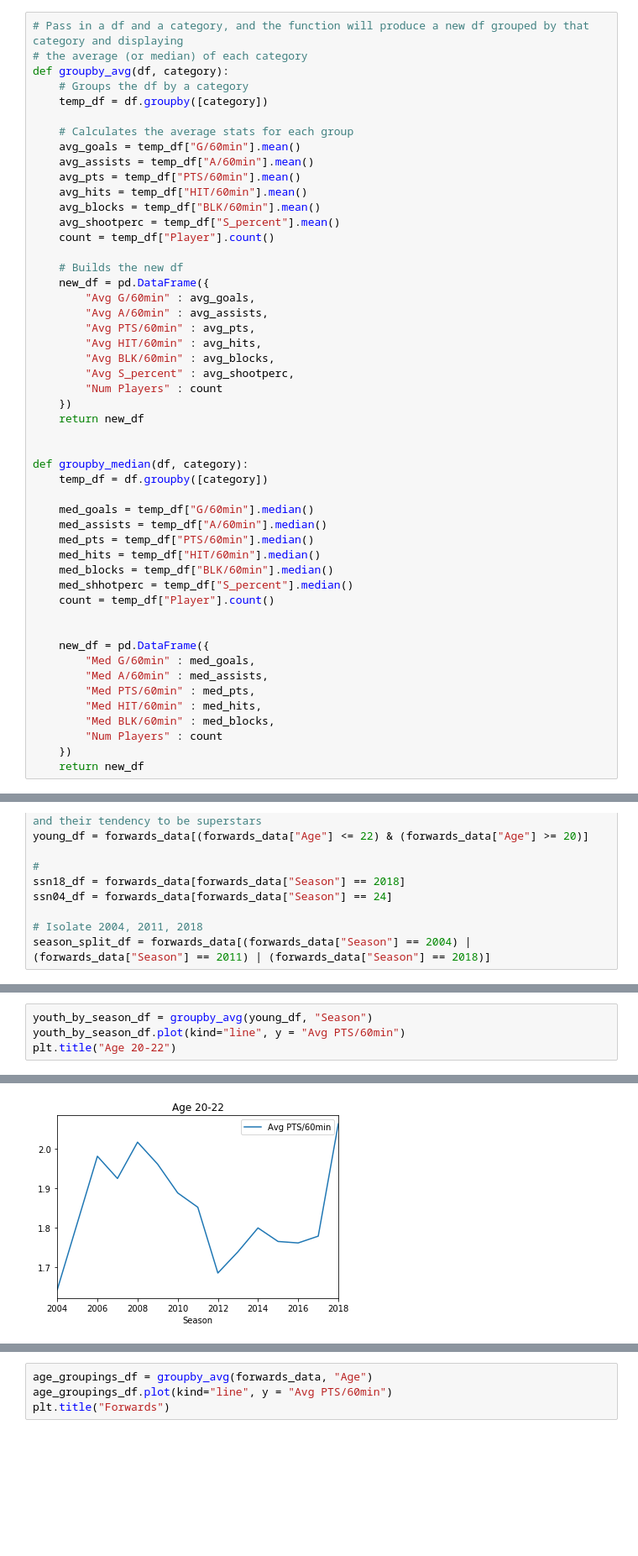
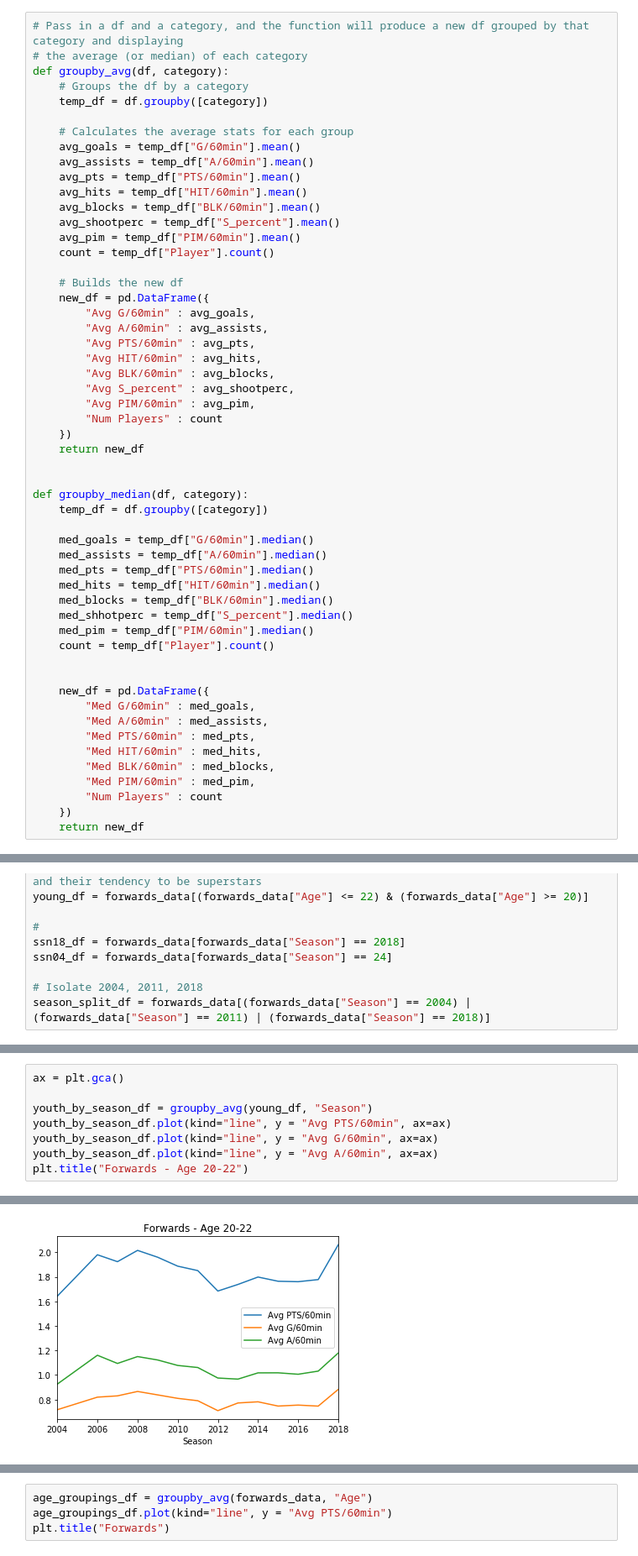
Before and after one commit to Silveris/HockeyStuff, a Jupyter notebook: data_analysis.ipynb, the cells around one changed output, grey strips where cells are left out. Shown: that part at 84% size. Saved outputs shown, nothing was run; the diff lists cells and outputs as text; blank space fills up the shorter version.

```diff
--- a/data_analysis.ipynb
+++ b/data_analysis.ipynb
@@ -28,6 +28,7 @@ def groupby_avg(df, category):
     avg_hits = temp_df["HIT/60min"].mean()
     avg_blocks = temp_df["BLK/60min"].mean()
     avg_shootperc = temp_df["S_percent"].mean()
+    avg_pim = temp_df["PIM/60min"].mean()
     count = temp_df["Player"].count()
 
     # Builds the new df
@@ -38,6 +39,7 @@ def groupby_avg(df, category):
         "Avg HIT/60min" : avg_hits,
         "Avg BLK/60min" : avg_blocks,
         "Avg S_percent" : avg_shootperc,
+        "Avg PIM/60min" : avg_pim,
         "Num Players" : count
     })
     return new_df
@@ -52,6 +54,7 @@ def groupby_median(df, category):
     med_hits = temp_df["HIT/60min"].median()
     med_blocks = temp_df["BLK/60min"].median()
     med_shhotperc = temp_df["S_percent"].median()
+    med_pim = temp_df["PIM/60min"].median()
     count = temp_df["Player"].count()
 
 
@@ -61,6 +64,7 @@ def groupby_median(df, category):
         "Med PTS/60min" : med_pts,
         "Med HIT/60min" : med_hits,
         "Med BLK/60min" : med_blocks,
+        "Med PIM/60min" : med_pim,
         "Num Players" : count
     })
     return new_df
@@ -137,5 +182,9 @@ season_split_df = forwards_data[(forwards_data["Season"] == 2004) | (forwards_da
 # %%
+ax = plt.gca()
+
 youth_by_season_df = groupby_avg(young_df, "Season")
-youth_by_season_df.plot(kind="line", y = "Avg PTS/60min")
-plt.title("Age 20-22")
+youth_by_season_df.plot(kind="line", y = "Avg PTS/60min", ax=ax)
+youth_by_season_df.plot(kind="line", y = "Avg G/60min", ax=ax)
+youth_by_season_df.plot(kind="line", y = "Avg A/60min", ax=ax)
+plt.title("Forwards - Age 20-22")
 # %% [output]
@@ -143 +192 @@ Text(0.5, 1.0, 'Age 20-22')
-[figure, old version]
+[figure, new version]
```
Also changed, not shown: parts of 10 cells of this notebook, 3 other files.
